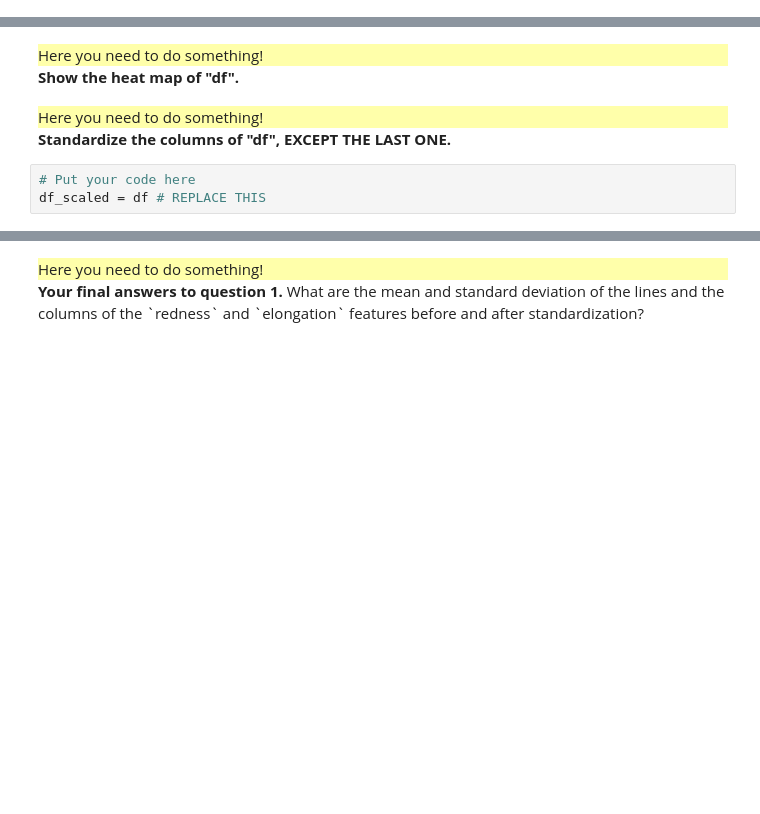
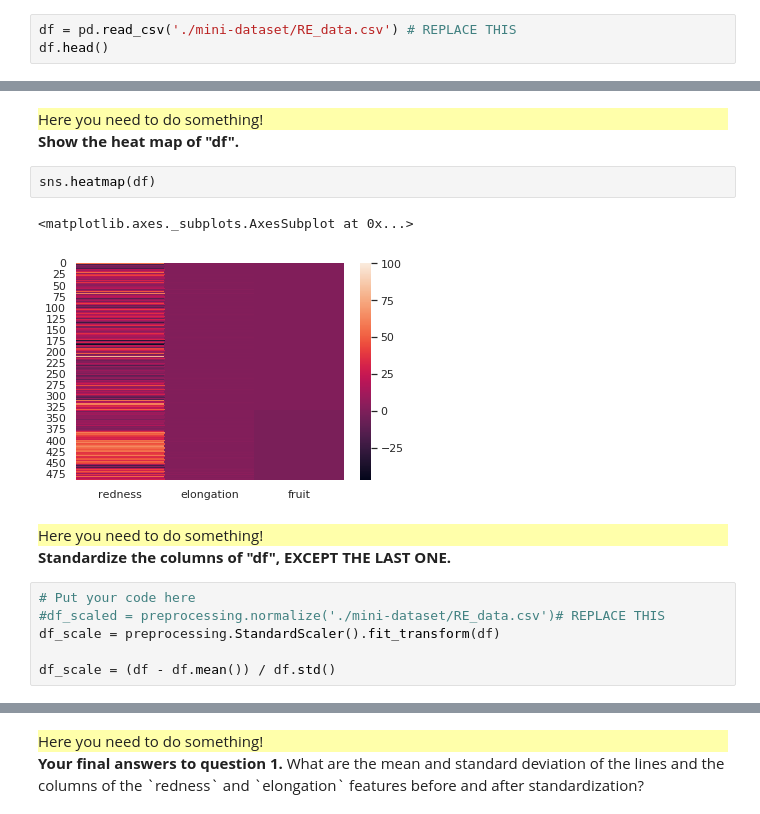
Before and after one commit to abenammar/info232, a Jupyter notebook: TP2/TP2.ipynb, the cells around one changed output, grey strips where cells are left out. Saved outputs shown, nothing was run; the diff lists cells and outputs as text; blank space fills up the shorter version.

```diff
--- a/TP2/TP2.ipynb
+++ b/TP2/TP2.ipynb
@@ -111,0 +126,3 @@ df.head()
+# %%
+df = pd.read_csv('./mini-dataset/RE_data.csv') # REPLACE THIS
+df.head()
@@ -121,6 +156,11 @@ df.head()
     Here you need to do something!
 </div>
 <b>Show the heat map of "df".</b>
+# %%
+sns.heatmap(df)
+# %% [output]
+<matplotlib.axes._subplots.AxesSubplot at 0x...>
+[figure, added]
 # %% [markdown]
 <div style="background:#FFFFAA">
     Here you need to do something!
@@ -128,4 +168,7 @@ df.head()
 <b>Standardize the columns of "df", EXCEPT THE LAST ONE.</b>
 # %%
 # Put your code here
-df_scaled = df # REPLACE THIS
+#df_scaled = preprocessing.normalize('./mini-dataset/RE_data.csv')# REPLACE THIS
+df_scale = preprocessing.StandardScaler().fit_transform(df)
+
+df_scale = (df - df.mean()) / df.std()
```
Also changed, not shown: parts of 23 cells of this notebook.
